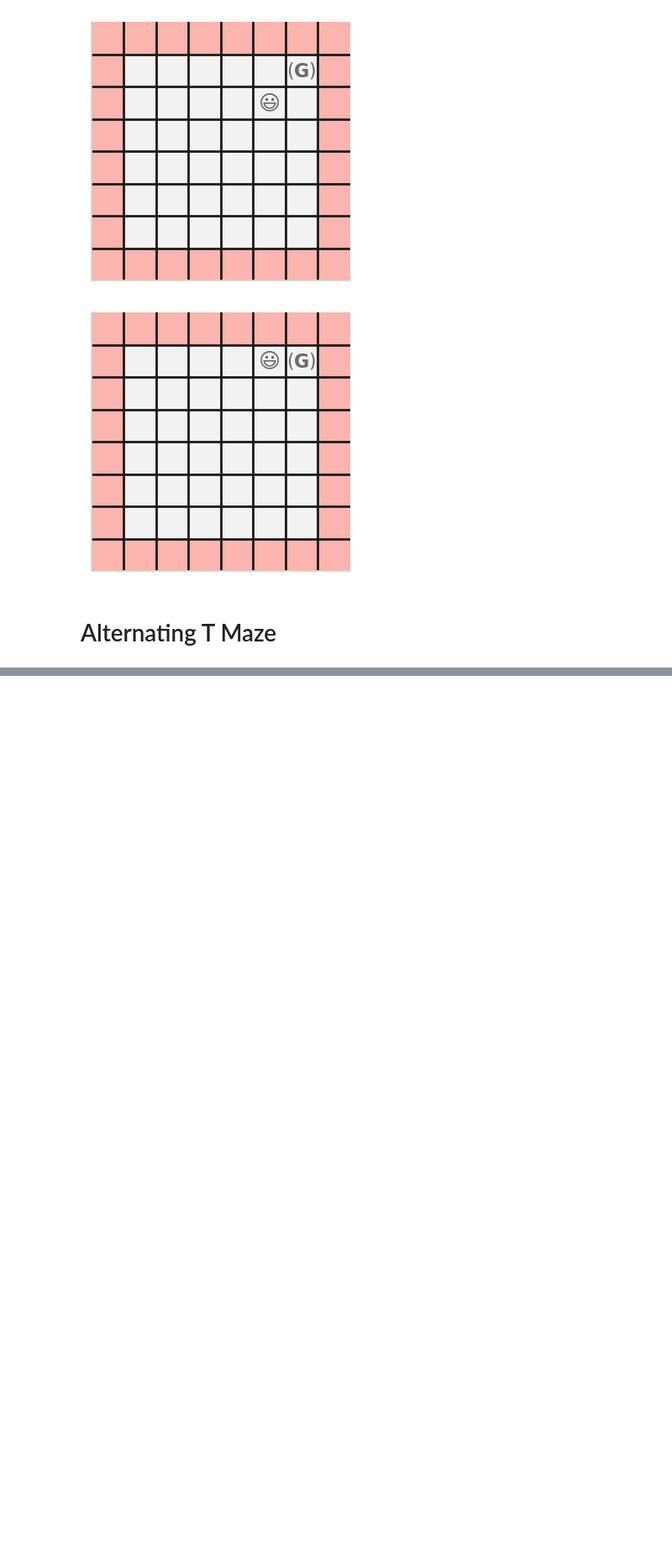
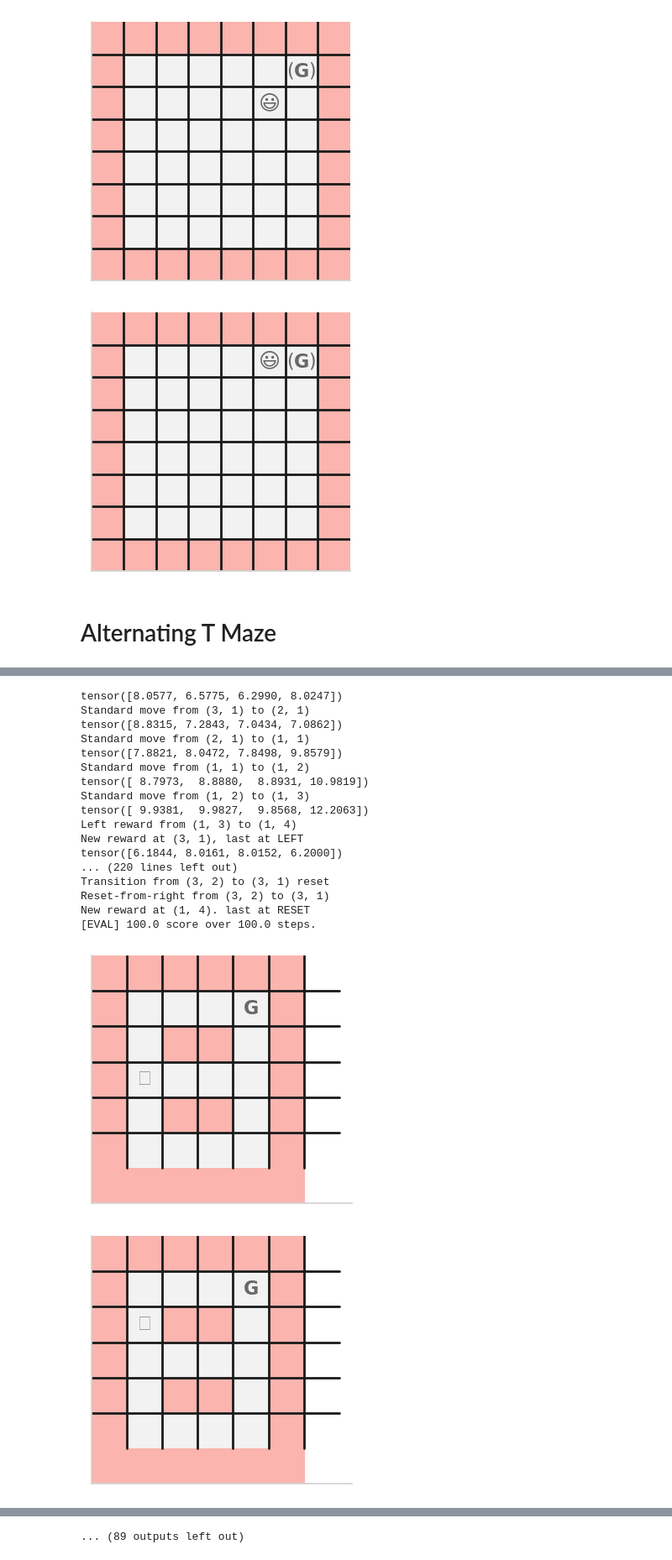
Before and after one commit to chingf/auxrl, a Jupyter notebook: notebooks/03-visualize-behavior.ipynb, the cells around one changed output, grey strips where cells are left out. Shown at 84% size. Drawn from its saved outputs; the diff is of its cells as text; code cells hidden in the pictures; blank space fills up the shorter version.

```diff
--- a/notebooks/03-visualize-behavior.ipynb
+++ b/notebooks/03-visualize-behavior.ipynb
@@ -237,0 +122,12 @@ for i in range(100):
+# %%
+parameters['fname'] = f'{exp}/{fname}_{_iter}'
+parameters['internal_dim'] = dim
+parameters['nn_yaml'] = nn_yaml
+# %%
+env = Env(**parameters['dset_args'])
+# %%
+env_spec = specs.make_environment_spec(env)
+network = Network(env_spec, device=device, **parameters['network_args'])
+agent = Agent(env_spec, network, device=device, **parameters['agent_args'])
+# %%
+agent.load_network(fname_nnet_dir, episode=50, encoder_only=False)
@@ -237,0 +139,23 @@ for i in range(100):
+# %%
+%matplotlib inline
+score, steps_per_episode = run_eval_episode(env, agent, 1, verbose=True, max_episode_steps=100)
+# %% [output]
+tensor([8.0577, 6.5775, 6.2990, 8.0247])
+Standard move from (3, 1) to (2, 1)
+tensor([8.8315, 7.2843, 7.0434, 7.0862])
+Standard move from (2, 1) to (1, 1)
+tensor([7.8821, 8.0472, 7.8498, 9.8579])
+Standard move from (1, 1) to (1, 2)
+tensor([ 8.7973,  8.8880,  8.8931, 10.9819])
+Standard move from (1, 2) to (1, 3)
+tensor([ 9.9381,  9.9827,  9.8568, 12.2063])
+Left reward from (1, 3) to (1, 4)
+New reward at (3, 1), last at LEFT
+tensor([6.1844, 8.0161, 8.0152, 6.2000])
+... (220 lines left out)
+Transition from (3, 2) to (3, 1) reset
+Reset-from-right from (3, 2) to (3, 1)
+New reward at (1, 4). last at RESET
+[EVAL] 100.0 score over 100.0 steps.
+[figure, added]
+[figure, added]
@@ -237,0 +171 @@ for i in range(100):
+... (89 outputs left out)
```
Also changed, not shown: parts of 24 cells of this notebook, 2 other files.
